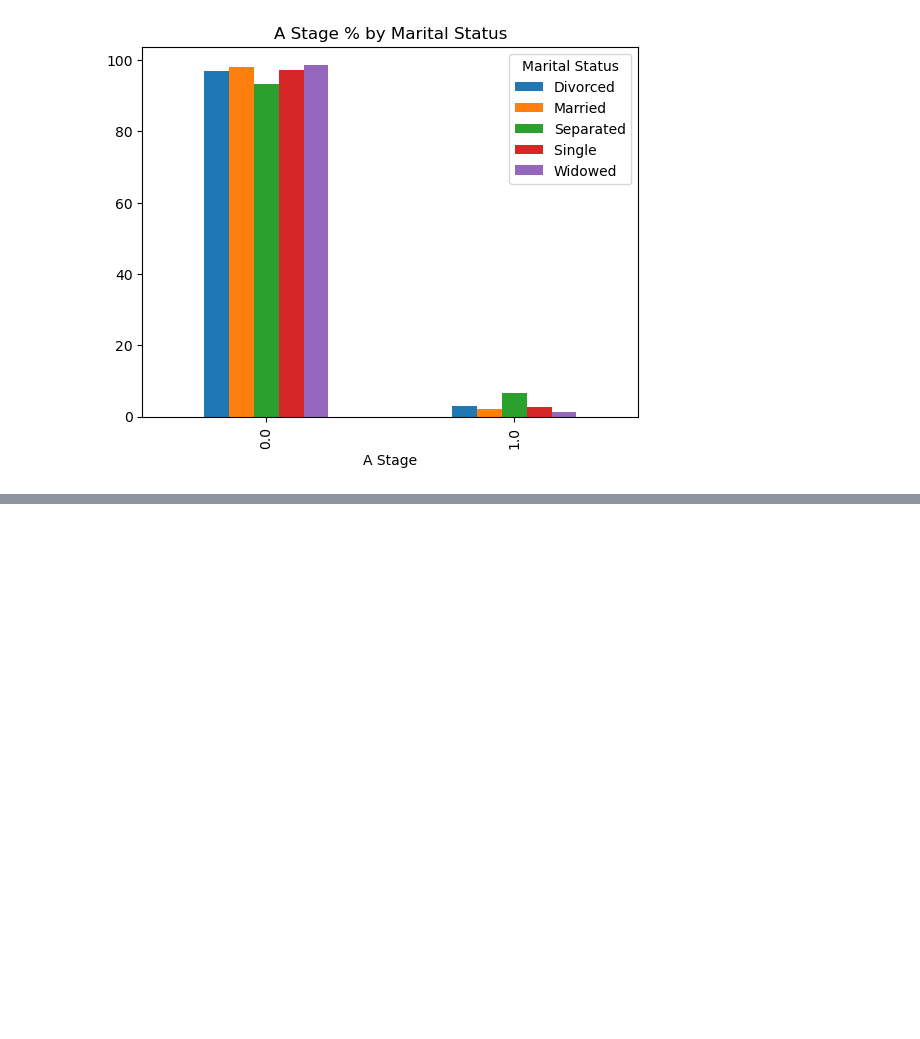
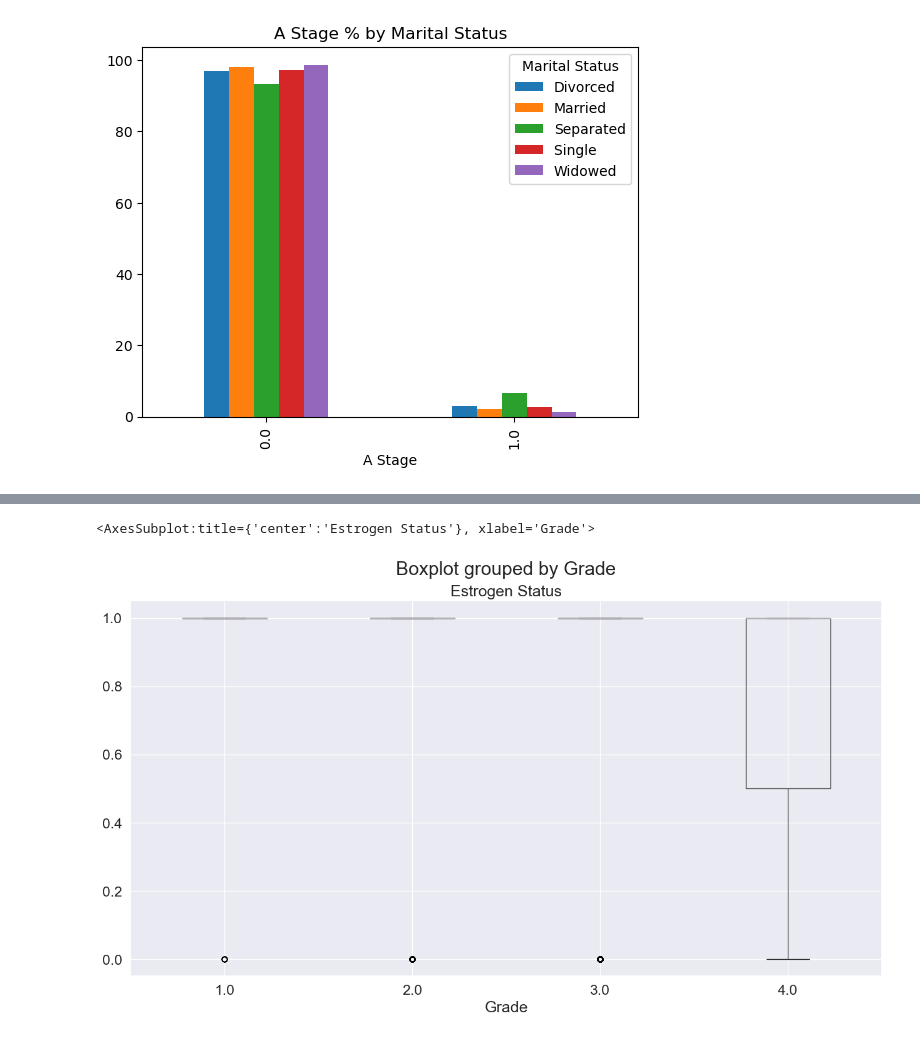
Before and after one commit to roy2392/breast_cancer_classification, a Jupyter notebook: Breast_Cancer_Classification_Project_.ipynb, the cells around one changed output, grey strips where cells are left out. Saved outputs shown, nothing was run; the diff lists cells and outputs as text; code cells hidden in the pictures; blank space fills up the shorter version.

```diff
--- a/Breast_Cancer_Classification_Project_.ipynb
+++ b/Breast_Cancer_Classification_Project_.ipynb
@@ -284,3 +295,8 @@ plt.show()
+# %%
+df.boxplot('Estrogen Status','Grade')
+# %% [output]
+<AxesSubplot:title={'center':'Estrogen Status'}, xlabel='Grade'>
+[figure, added]
 # %%
 # create the plot
 dp = sns.displot(df['Regional Node Examined'], kde=True)
```
Also changed, not shown: parts of 9 cells of this notebook.
